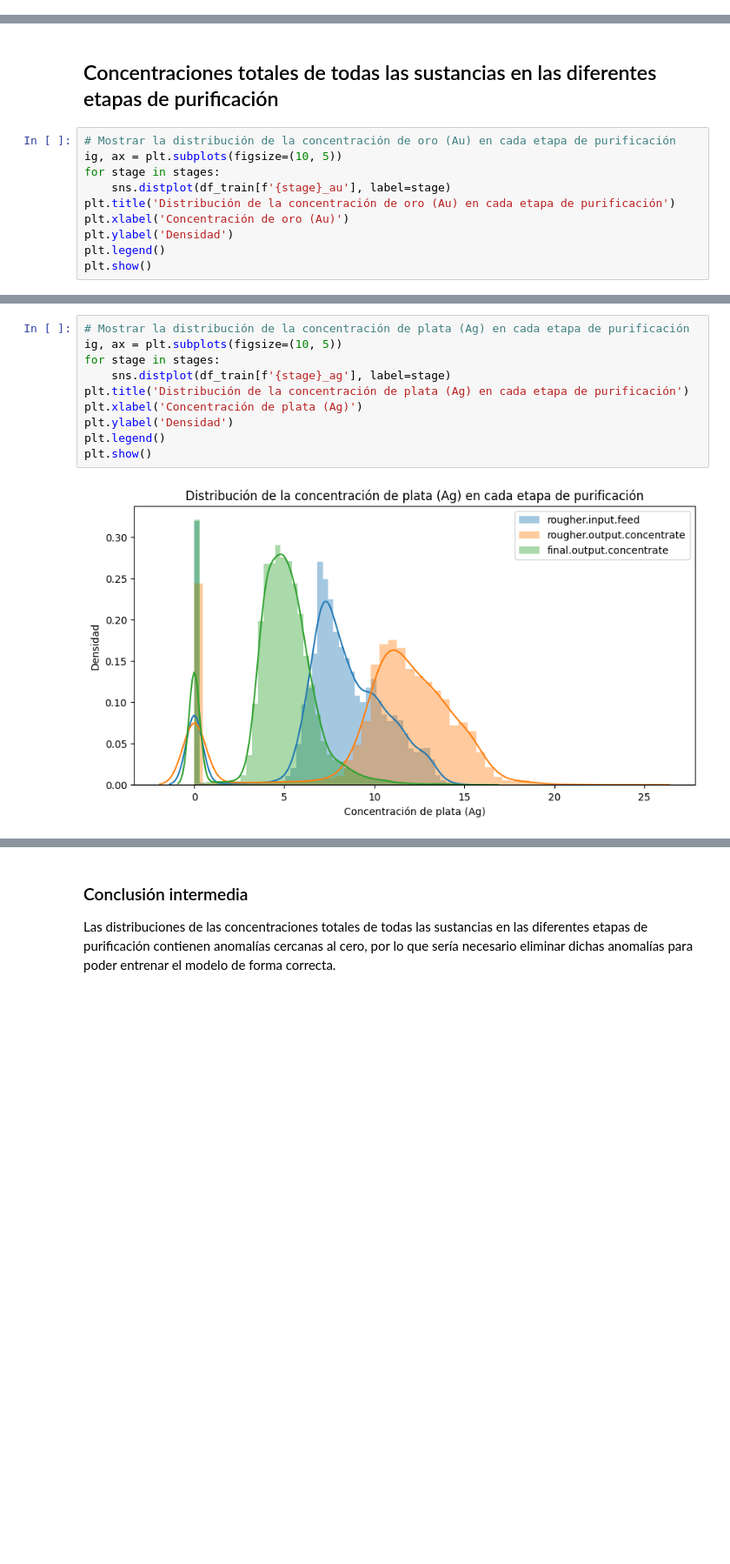
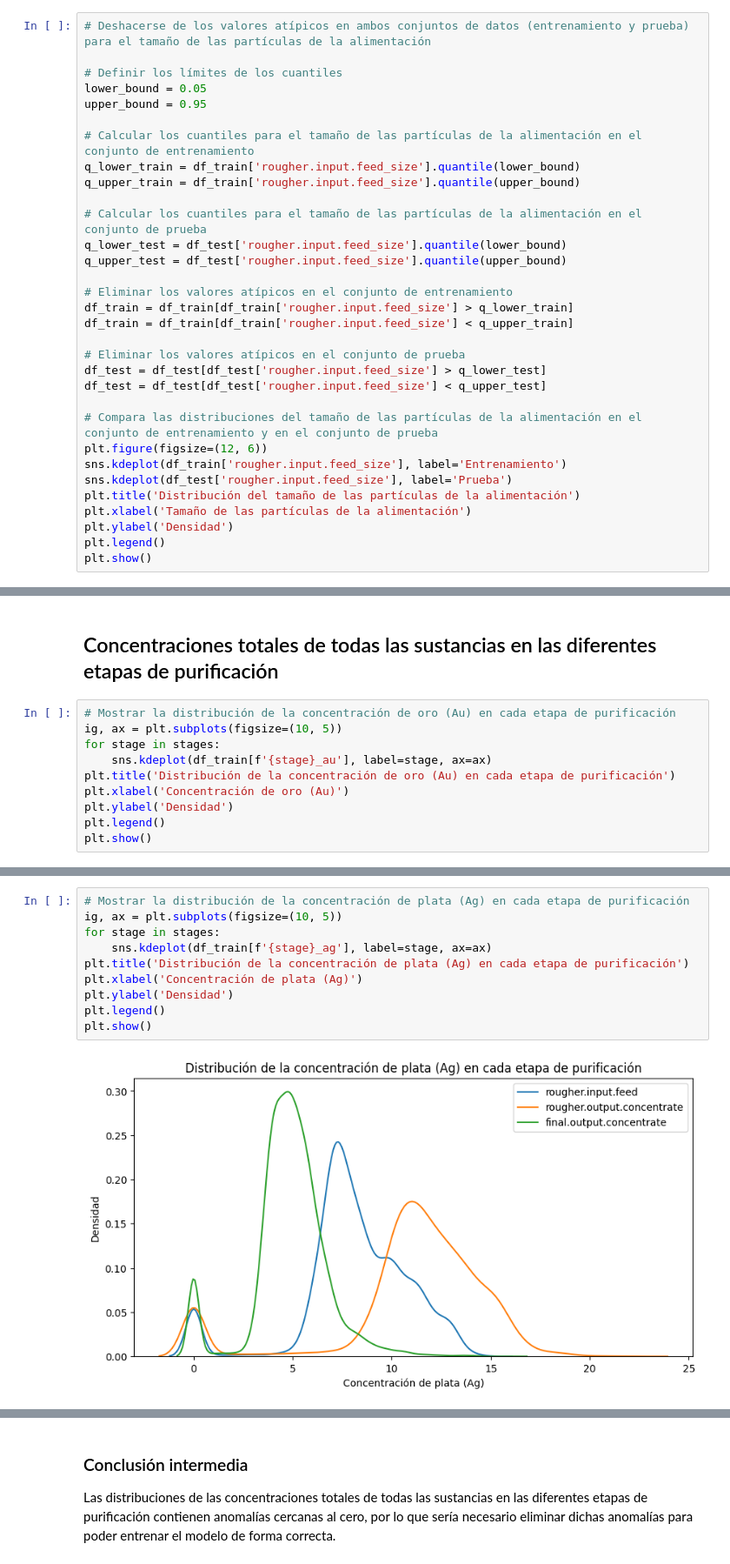
Before and after one commit to keneth4/ml_projects, a Jupyter notebook: 4. Optimización de la extracción de oro.ipynb, the cells around one changed output, grey strips where cells are left out. Shown at 87% size. Drawn from its saved outputs; the diff is of its cells as text; blank space fills up the shorter version.

```diff
--- a/4. Optimización de la extracción de oro.ipynb
+++ b/4. Optimización de la extracción de oro.ipynb
@@ -337,0 +341,32 @@ plt.show()
+# %%
+# Deshacerse de los valores atípicos en ambos conjuntos de datos (entrenamiento y prueba) para el tamaño de las partículas de la alimentación
+
+# Definir los límites de los cuantiles
+lower_bound = 0.05
+upper_bound = 0.95
+
+# Calcular los cuantiles para el tamaño de las partículas de la alimentación en el conjunto de entrenamiento
+q_lower_train = df_train['rougher.input.feed_size'].quantile(lower_bound)
+q_upper_train = df_train['rougher.input.feed_size'].quantile(upper_bound)
+
+# Calcular los cuantiles para el tamaño de las partículas de la alimentación en el conjunto de prueba
+q_lower_test = df_test['rougher.input.feed_size'].quantile(lower_bound)
+q_upper_test = df_test['rougher.input.feed_size'].quantile(upper_bound)
+
+# Eliminar los valores atípicos en el conjunto de entrenamiento
+df_train = df_train[df_train['rougher.input.feed_size'] > q_lower_train]
+df_train = df_train[df_train['rougher.input.feed_size'] < q_upper_train]
+
+# Eliminar los valores atípicos en el conjunto de prueba
+df_test = df_test[df_test['rougher.input.feed_size'] > q_lower_test]
+df_test = df_test[df_test['rougher.input.feed_size'] < q_upper_test]
+
+# Compara las distribuciones del tamaño de las partículas de la alimentación en el conjunto de entrenamiento y en el conjunto de prueba
+plt.figure(figsize=(12, 6))
+sns.kdeplot(df_train['rougher.input.feed_size'], label='Entrenamiento')
+sns.kdeplot(df_test['rougher.input.feed_size'], label='Prueba')
+plt.title('Distribución del tamaño de las partículas de la alimentación')
+plt.xlabel('Tamaño de las partículas de la alimentación')
+plt.ylabel('Densidad')
+plt.legend()
+plt.show()
@@ -360,7 +397,7 @@ Las distribuciones de las partículas de la alimentación varían significativam
 # Mostrar la distribución de la concentración de oro (Au) en cada etapa de purificación
 ig, ax = plt.subplots(figsize=(10, 5))
 for stage in stages:
-    sns.distplot(df_train[f'{stage}_au'], label=stage)
+    sns.kdeplot(df_train[f'{stage}_au'], label=stage, ax=ax)
 plt.title('Distribución de la concentración de oro (Au) en cada etapa de purificación')
 plt.xlabel('Concentración de oro (Au)')
 plt.ylabel('Densidad')
@@ -371,15 +408,15 @@ plt.show()
 # %%
 # Mostrar la distribución de la concentración de plata (Ag) en cada etapa de purificación
 ig, ax = plt.subplots(figsize=(10, 5))
 for stage in stages:
-    sns.distplot(df_train[f'{stage}_ag'], label=stage)
+    sns.kdeplot(df_train[f'{stage}_ag'], label=stage, ax=ax)
 plt.title('Distribución de la concentración de plata (Ag) en cada etapa de purificación')
 plt.xlabel('Concentración de plata (Ag)')
 plt.ylabel('Densidad')
 plt.legend()
 plt.show()
 # %% [output]
-[figure, old version]
+[figure, new version]
 # %%
 # Mostrar la distribución de la concentración de plomo (Pb) en cada etapa de purificación
 ig, ax = plt.subplots(figsize=(10, 5))
```
Also changed, not shown: parts of 31 cells of this notebook.
